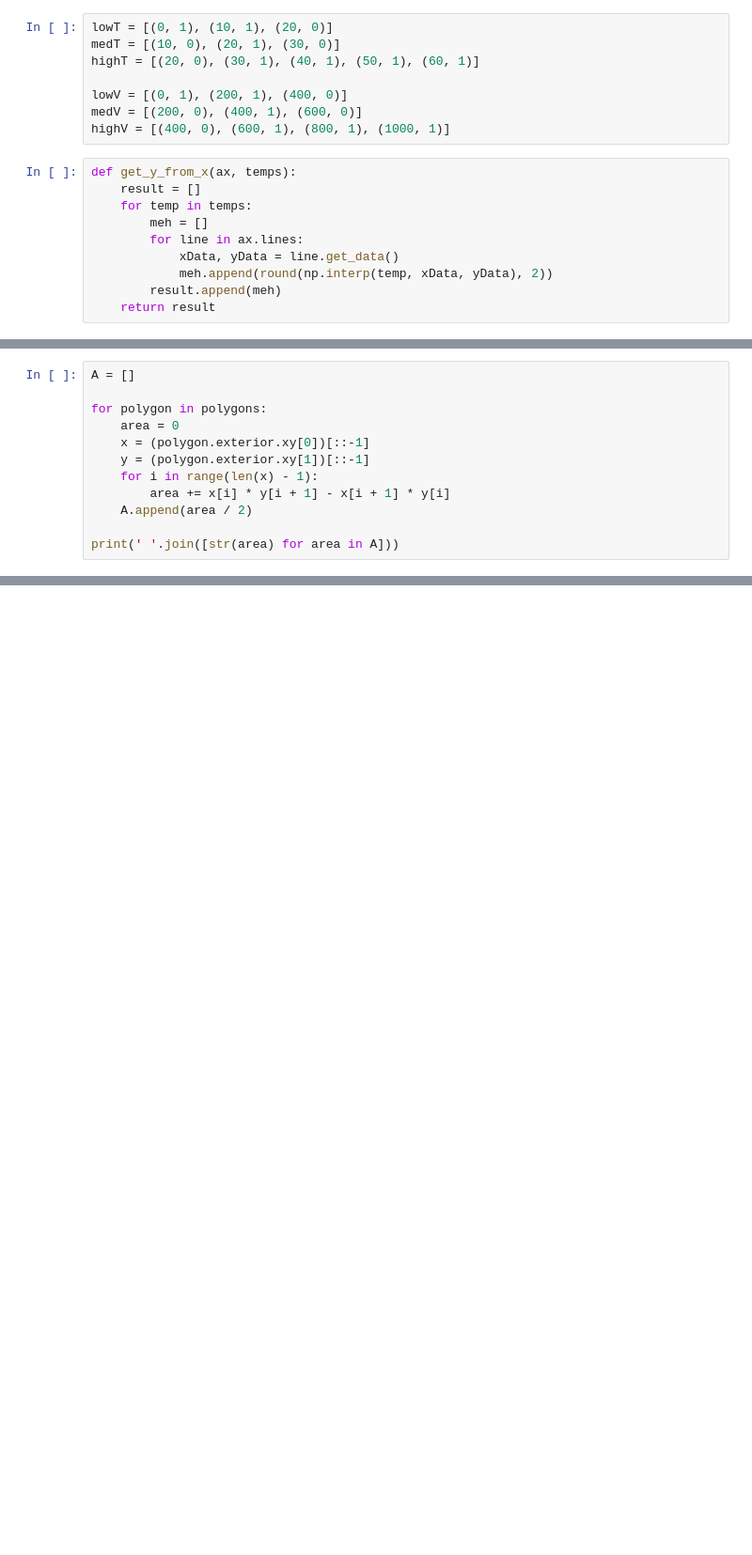
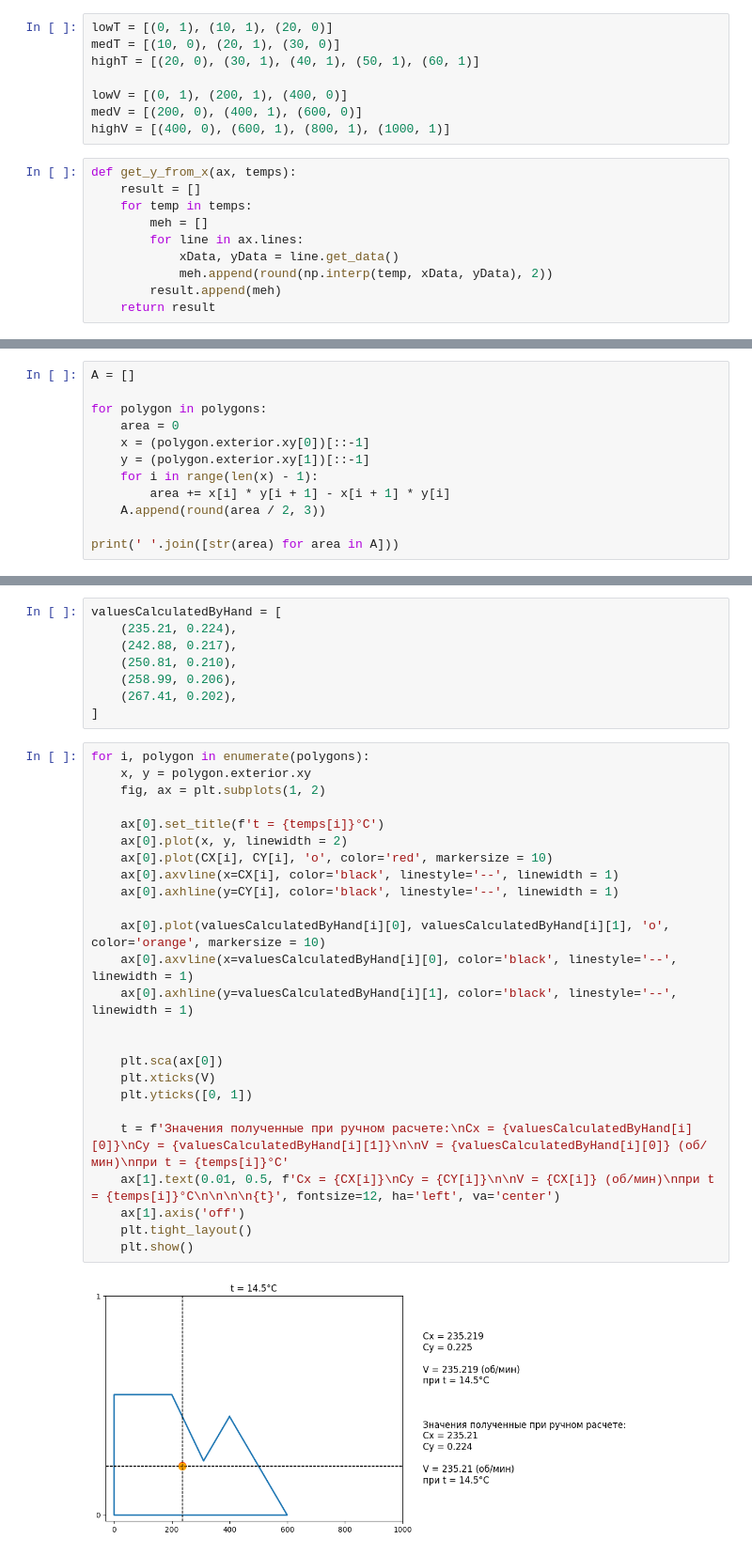
Before and after one commit to Nikiroiduk/AI-Basics, a Jupyter notebook: Lab2_FuzzyOutputInControlSystems/Lab2.ipynb, the cells around one changed output, grey strips where cells are left out. Shown at 94% size. Cells and saved outputs as stored; diff of their text form; blank space fills up the shorter version.

```diff
--- a/Lab2_FuzzyOutputInControlSystems/Lab2.ipynb
+++ b/Lab2_FuzzyOutputInControlSystems/Lab2.ipynb
@@ -183,7 +189,7 @@ for polygon in polygons:
     y = (polygon.exterior.xy[1])[::-1]
     for i in range(len(x) - 1):
         area += x[i] * y[i + 1] - x[i + 1] * y[i]
-    A.append(area / 2)
+    A.append(round(area / 2, 3))
 
 print(' '.join([str(area) for area in A]))
 # %% [output]
@@ -214,0 +233,35 @@ print(' '.join([str(y) for y in CY]))
+# %%
+valuesCalculatedByHand = [
+    (235.21, 0.224),
+    (242.88, 0.217),
+    (250.81, 0.210),
+    (258.99, 0.206),
+    (267.41, 0.202),
+]
+# %%
+for i, polygon in enumerate(polygons):
+    x, y = polygon.exterior.xy
+    fig, ax = plt.subplots(1, 2)
+
+    ax[0].set_title(f't = {temps[i]}°C')
+    ax[0].plot(x, y, linewidth = 2)
+    ax[0].plot(CX[i], CY[i], 'o', color='red', markersize = 10)
+    ax[0].axvline(x=CX[i], color='black', linestyle='--', linewidth = 1)
+    ax[0].axhline(y=CY[i], color='black', linestyle='--', linewidth = 1)
+
+    ax[0].plot(valuesCalculatedByHand[i][0], valuesCalculatedByHand[i][1], 'o', color='orange', markersize = 10)
+    ax[0].axvline(x=valuesCalculatedByHand[i][0], color='black', linestyle='--', linewidth = 1)
+    ax[0].axhline(y=valuesCalculatedByHand[i][1], color='black', linestyle='--', linewidth = 1)
+
+
+    plt.sca(ax[0])
+    plt.xticks(V)
+    plt.yticks([0, 1])
+
+    t = f'Значения полученные при ручном расчете:\nCx = {valuesCalculatedByHand[i][0]}\nCy = {valuesCalculatedByHand[i][1]}\n\nV = {valuesCalculatedByHand[i][0]} (об/мин)\nпри t = {temps[i]}°C'
+    ax[1].text(0.01, 0.5, f'Cx = {CX[i]}\nCy = {CY[i]}\n\nV = {CX[i]} (об/мин)\nпри t = {temps[i]}°C\n\n\n\n{t}', fontsize=12, ha='left', va='center')
+    ax[1].axis('off')
+    plt.tight_layout()
+    plt.show()
+# %% [output]
+[figure, added]
```
Also changed, not shown: parts of 13 cells of this notebook.
